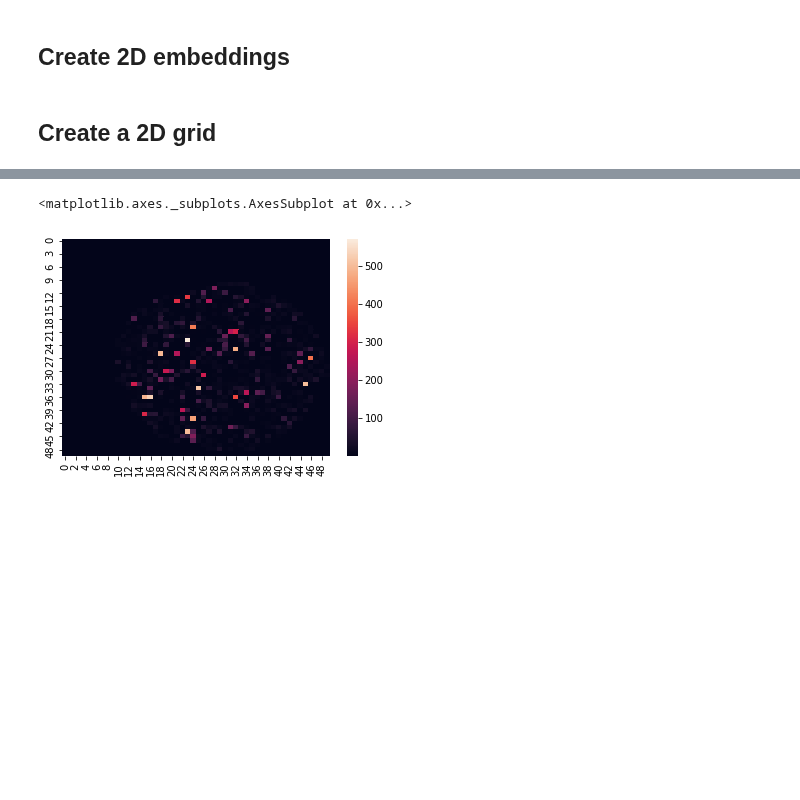
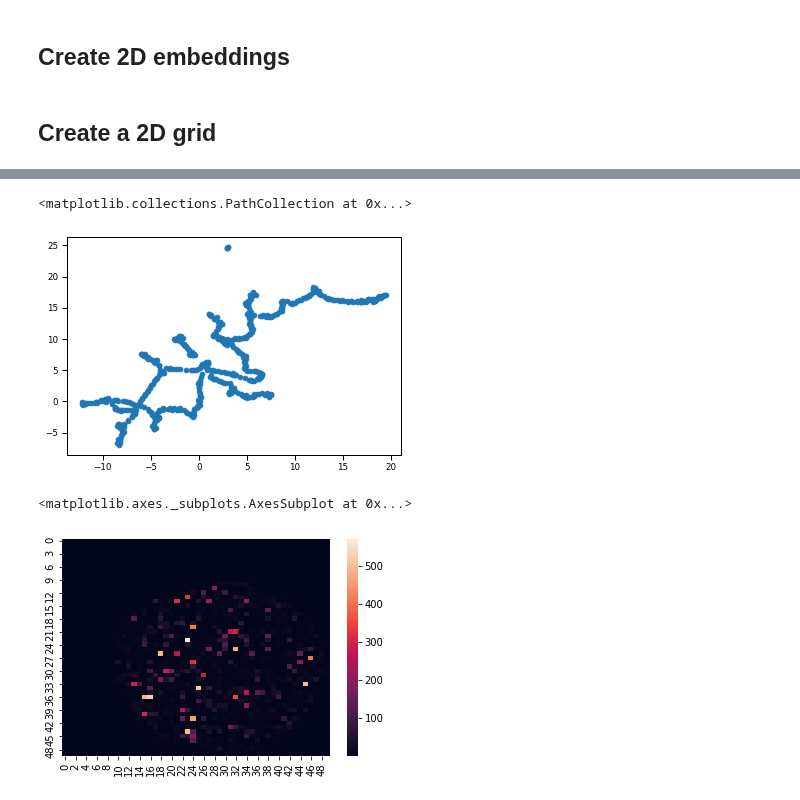
Before and after one commit to ContextLab/efficient-learning-khan, a Jupyter notebook: code/notebooks/knowledge-maps.ipynb, the cells around one changed output, grey strips where cells are left out. Saved outputs shown, nothing was run; the diff lists cells and outputs as text; code cells hidden in the pictures; blank space fills up the shorter version.

```diff
--- a/code/notebooks/knowledge-maps.ipynb
+++ b/code/notebooks/knowledge-maps.ipynb
@@ -69,0 +50,11 @@ LDA = np.load(opj(datadir, 'fit_LDA.npy'), allow_pickle=True).item()
+# %%
+exp = Experiment()
+exp.load_lecture_trajs()
+exp.load_question_vectors()
+exp.load_participants(load_avg=True)
+participants = exp.participants
+avg_participant = exp.avg_participant
+n_topics = exp.lda_params['n_components']
+umap_params = exp.umap_params
+seed = umap_params['random_state']
+print(umap_params)
@@ -70,13 +63,2 @@ LDA = np.load(opj(datadir, 'fit_LDA.npy'), allow_pickle=True).item()
 # %% [markdown]
 ## Create 2D embeddings
-# %%
-seed = 0
-umap_params = {
-    'n_components': 2,
-    'n_neighbors': 15,
-    'spread': 1.0,
-    'min_dist': 0.1,
-    'metric': 'correlation',
-    'init': 'random',
-    'random_state': seed,
-}
@@ -146,3 +172,8 @@ if np.all(np.equal(topic_space_grid, 0), axis=2).any():
+# %%
+plt.scatter(forces_emb[:, 0], forces_emb[:, 1])
+# %% [output]
+<matplotlib.collections.PathCollection at 0x...>
+[figure, added]
 # %%
 n_questions = len(questions_df.loc[questions_df.video.isin([1, 2])])
 participant_IDs = sorted(data_df.participantID.unique())
```
Also changed, not shown: parts of 26 cells of this notebook.
